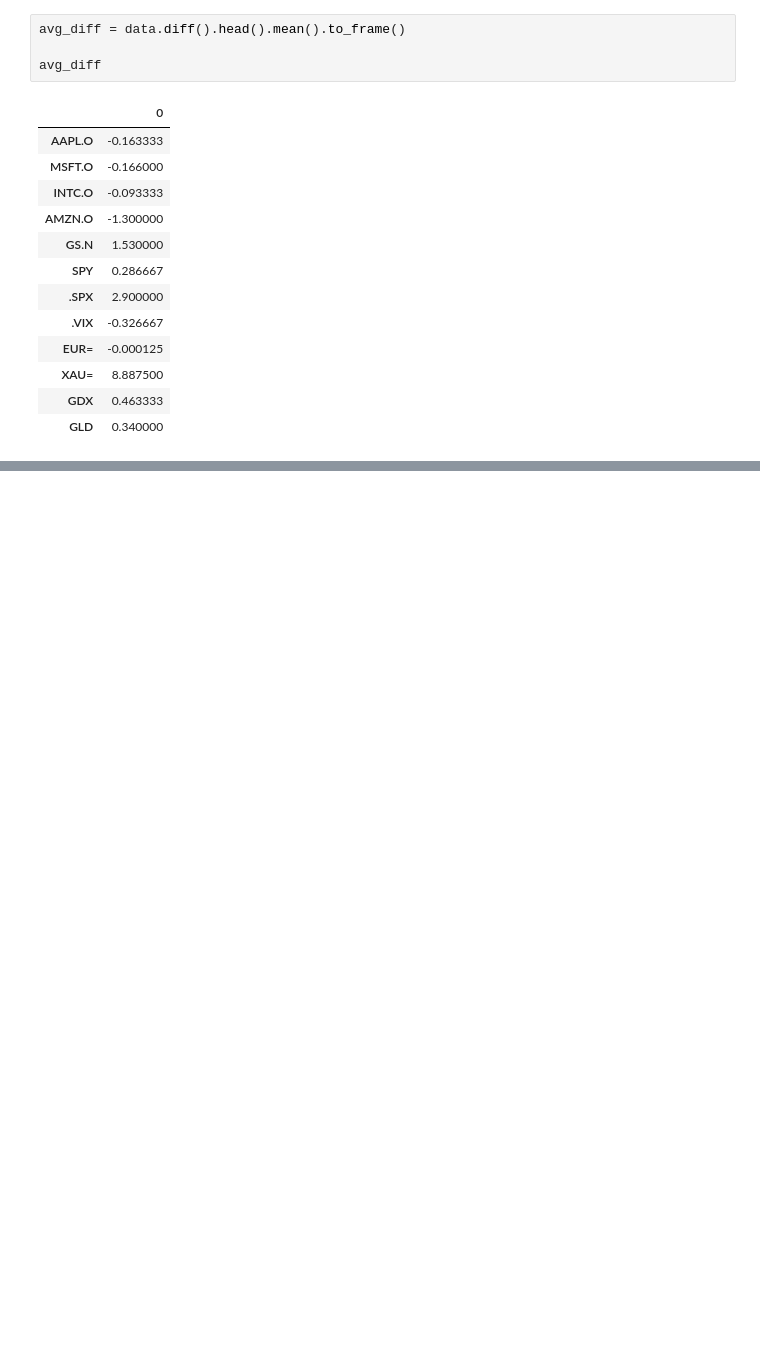
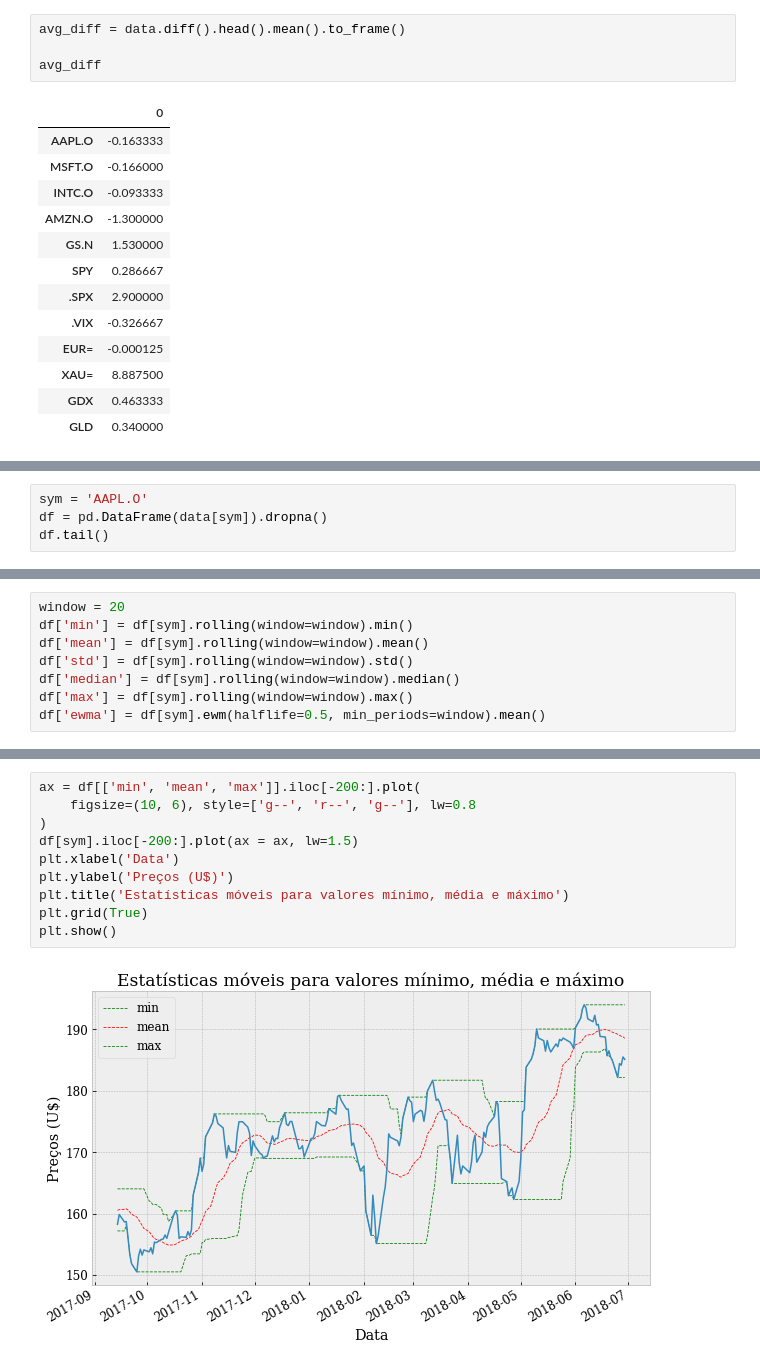
Before and after one commit to igoandrade/python-for-finance-analysis, a Jupyter notebook: financial-data-science/financial-time-series/financial-time-series.ipynb, the cells around one changed output, grey strips where cells are left out. Cells and saved outputs as stored; diff of their text form; blank space fills up the shorter version.

```diff
--- a/financial-data-science/financial-time-series/financial-time-series.ipynb
+++ b/financial-data-science/financial-time-series/financial-time-series.ipynb
@@ -151,0 +198,4 @@ plt.show()
+# %%
+sym = 'AAPL.O'
+df = pd.DataFrame(data[sym]).dropna()
+df.tail()
@@ -151,0 +210,8 @@ plt.show()
+# %%
+window = 20
+df['min'] = df[sym].rolling(window=window).min()
+df['mean'] = df[sym].rolling(window=window).mean()
+df['std'] = df[sym].rolling(window=window).std()
+df['median'] = df[sym].rolling(window=window).median()
+df['max'] = df[sym].rolling(window=window).max()
+df['ewma'] = df[sym].ewm(halflife=0.5, min_periods=window).mean()
@@ -151,0 +228,12 @@ plt.show()
+# %%
+ax = df[['min', 'mean', 'max']].iloc[-200:].plot(
+    figsize=(10, 6), style=['g--', 'r--', 'g--'], lw=0.8
+)
+df[sym].iloc[-200:].plot(ax = ax, lw=1.5)
+plt.xlabel('Data')
+plt.ylabel('Preços (U$)')
+plt.title('Estatísticas móveis para valores mínimo, média e máximo')
+plt.grid(True)
+plt.show()
+# %% [output]
+[figure, added]
```
Also changed, not shown: parts of 28 cells of this notebook.
